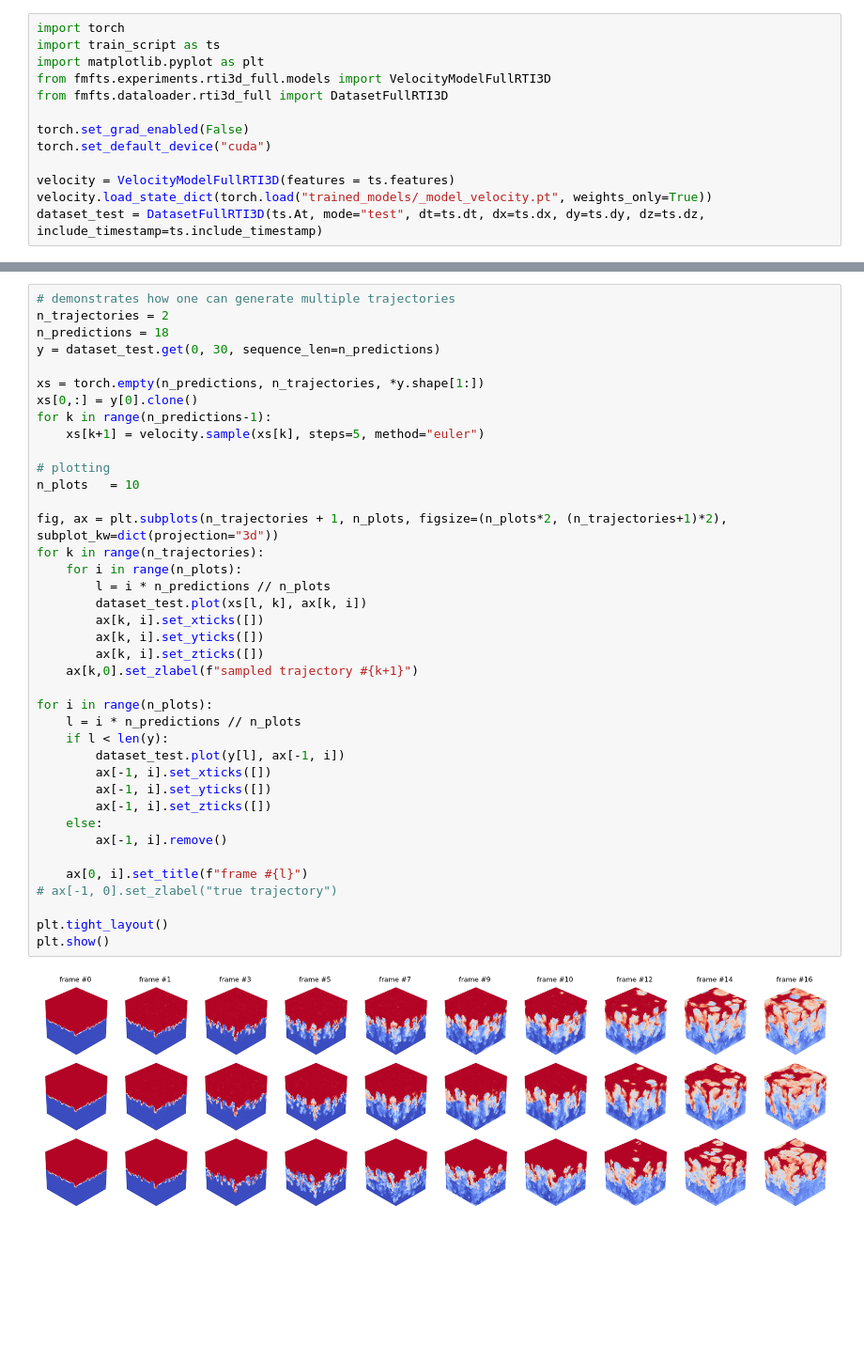
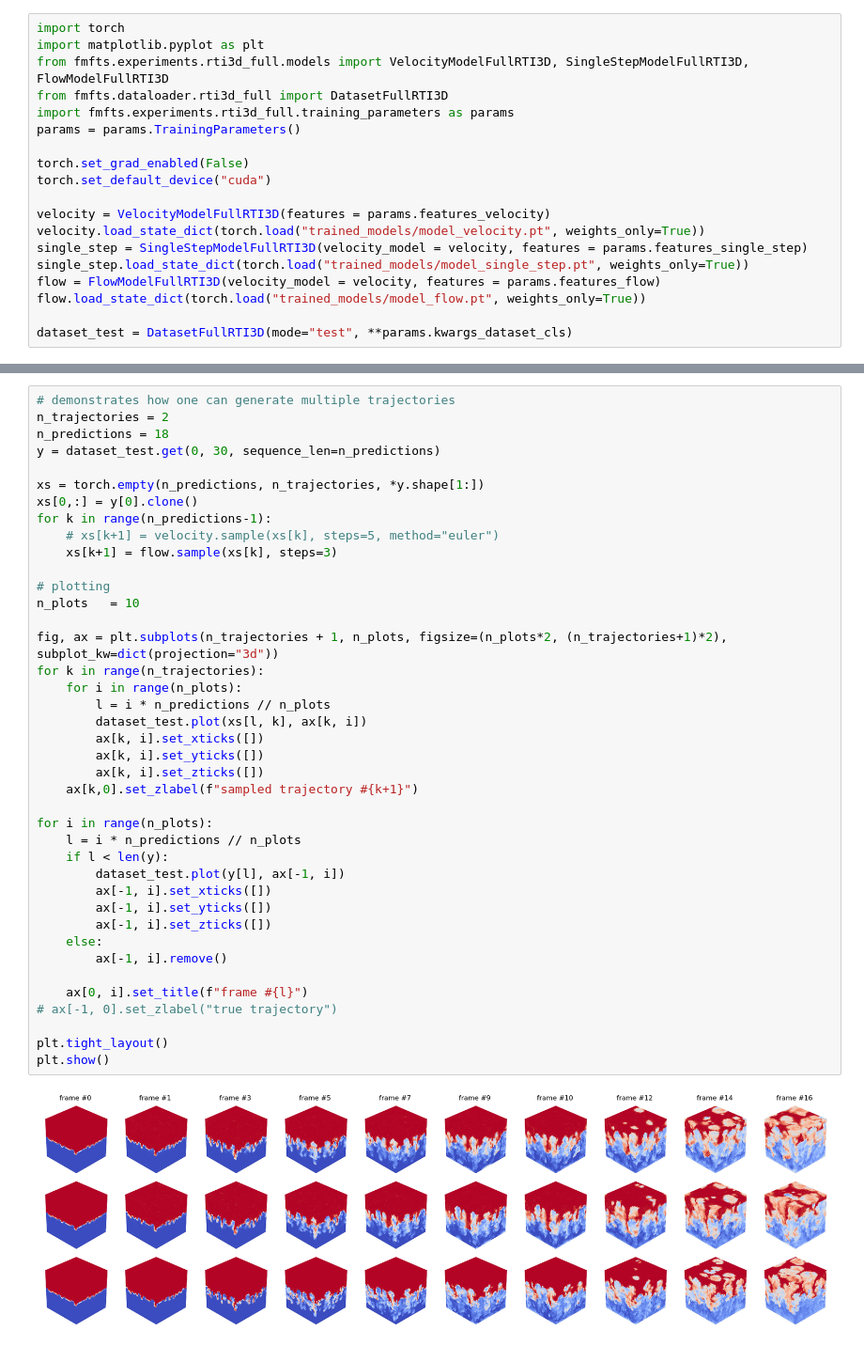
Before and after one commit to graps1/flow-matching-for-time-series, a Jupyter notebook: src/fmfts/experiments/rti3d_full/visualization.ipynb, the cells around one changed output, grey strips where cells are left out. Shown at 94% size. Drawn from its saved outputs; the diff is of its cells as text; blank space fills up the shorter version.

```diff
--- a/src/fmfts/experiments/rti3d_full/visualization.ipynb
+++ b/src/fmfts/experiments/rti3d_full/visualization.ipynb
@@ -1,16 +1,22 @@
 # %%
 import torch
-import train_script as ts
 import matplotlib.pyplot as plt
-from fmfts.experiments.rti3d_full.models import VelocityModelFullRTI3D
+from fmfts.experiments.rti3d_full.models import VelocityModelFullRTI3D, SingleStepModelFullRTI3D, FlowModelFullRTI3D
 from fmfts.dataloader.rti3d_full import DatasetFullRTI3D
+import fmfts.experiments.rti3d_full.training_parameters as params
+params = params.TrainingParameters()
 
 torch.set_grad_enabled(False)
 torch.set_default_device("cuda")
 
-velocity = VelocityModelFullRTI3D(features = ts.features)
-velocity.load_state_dict(torch.load("trained_models/_model_velocity.pt", weights_only=True))
-dataset_test = DatasetFullRTI3D(ts.At, mode="test", dt=ts.dt, dx=ts.dx, dy=ts.dy, dz=ts.dz, include_timestamp=ts.include_timestamp)
+velocity = VelocityModelFullRTI3D(features = params.features_velocity)
+velocity.load_state_dict(torch.load("trained_models/model_velocity.pt", weights_only=True))
+single_step = SingleStepModelFullRTI3D(velocity_model = velocity, features = params.features_single_step)
+single_step.load_state_dict(torch.load("trained_models/model_single_step.pt", weights_only=True))
+flow = FlowModelFullRTI3D(velocity_model = velocity, features = params.features_flow)
+flow.load_state_dict(torch.load("trained_models/model_flow.pt", weights_only=True))
+
+dataset_test = DatasetFullRTI3D(mode="test", **params.kwargs_dataset_cls)
 # %%
 # demonstrates how one can predict a single sample
 y, x = dataset_test.get(1, 90, sequence_len=2)
@@ -40,35 +47,36 @@ y = dataset_test.get(0, 30, sequence_len=n_predictions)
 xs = torch.empty(n_predictions, n_trajectories, *y.shape[1:])
 xs[0,:] = y[0].clone()
 for k in range(n_predictions-1):
-    xs[k+1] = velocity.sample(xs[k], steps=5, method="euler")
+    # xs[k+1] = velocity.sample(xs[k], steps=5, method="euler")
+    xs[k+1] = flow.sample(xs[k], steps=3)
 
 # plotting
 n_plots   = 10
 
 fig, ax = plt.subplots(n_trajectories + 1, n_plots, figsize=(n_plots*2, (n_trajectories+1)*2), subplot_kw=dict(projection="3d"))
 for k in range(n_trajectories):
     for i in range(n_plots):
         l = i * n_predictions // n_plots
         dataset_test.plot(xs[l, k], ax[k, i])
         ax[k, i].set_xticks([])
         ax[k, i].set_yticks([])
         ax[k, i].set_zticks([])
     ax[k,0].set_zlabel(f"sampled trajectory #{k+1}")
 
 for i in range(n_plots):
     l = i * n_predictions // n_plots
     if l < len(y):
         dataset_test.plot(y[l], ax[-1, i])
         ax[-1, i].set_xticks([])
         ax[-1, i].set_yticks([])
         ax[-1, i].set_zticks([])
     else:
         ax[-1, i].remove()
 
     ax[0, i].set_title(f"frame #{l}")
 # ax[-1, 0].set_zlabel("true trajectory")
 
 plt.tight_layout()
 plt.show()
 # %% [output]
-[figure, old version]
+[figure, new version]
```
Also changed, not shown: parts of 1 cell of this notebook, 12 other files.
